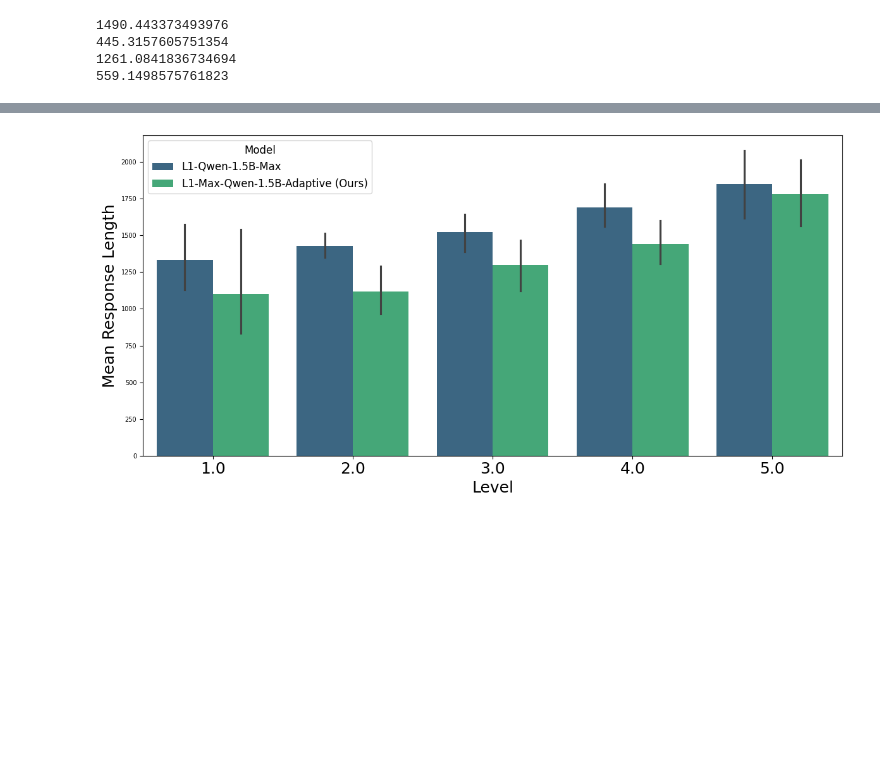
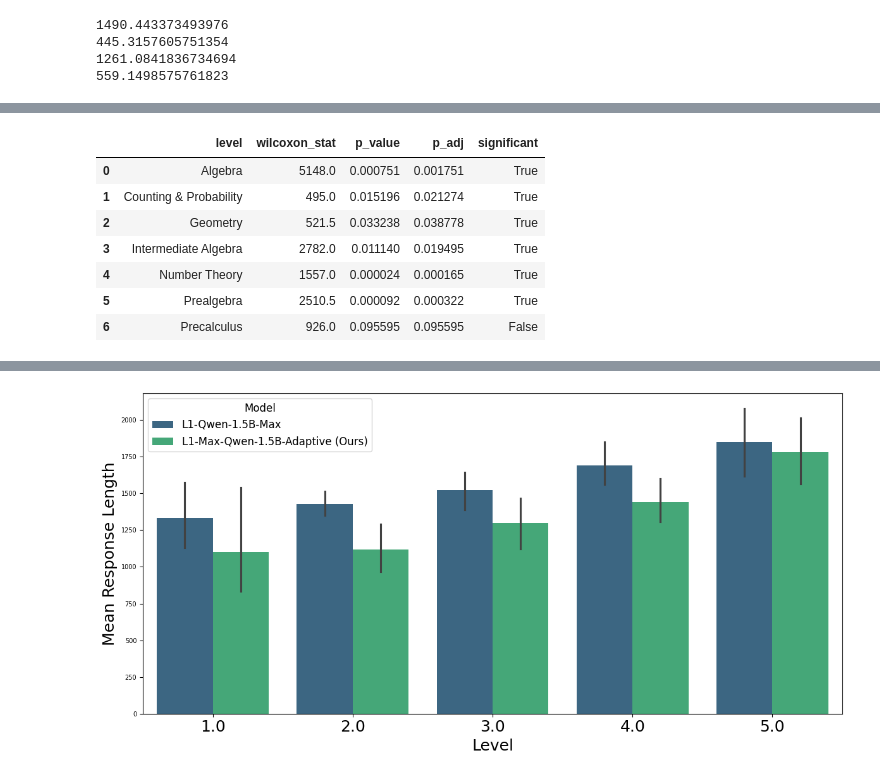
Before and after one commit to cayasryan/AdaptiveMathReasoning, a Jupyter notebook: explore/explore_eval_results.ipynb, the cells around one changed output, grey strips where cells are left out. Drawn from its saved outputs; the diff is of its cells as text; code cells hidden in the pictures; blank space fills up the shorter version.

```diff
--- a/explore/explore_eval_results.ipynb
+++ b/explore/explore_eval_results.ipynb
@@ -881,0 +1057,39 @@ print(df_new[df_new['is_correct'] == True]['token_lengths'].std())
+# %%
+import pandas as pd
+from scipy.stats import wilcoxon
+from statsmodels.stats.multitest import multipletests
+
+# Example: Wilcoxon test per 'level'
+grouped_level = df_for_hypo_test.groupby('type')
+
+results = []
+alpha = 0.05
+
+for level, group in grouped_level:
+    before = group['token_lengths_old']
+    after = group['token_lengths_new']
+
+    # Wilcoxon signed-rank test (testing if old > new, i.e., token lengths reduced)
+    stat, p_val = wilcoxon(before, after, alternative='greater')
+
+    results.append({'level': level, 'wilcoxon_stat': stat, 'p_value': p_val})
+
+results_df = pd.DataFrame(results)
+
+# Apply multiple test correction (Benjamini-Hochberg FDR)
+results_df['p_adj'] = multipletests(results_df['p_value'], method='fdr_bh')[1]
+
+# Add significance flag
+results_df['significant'] = results_df['p_adj'] < alpha
+
+results_df.to_csv('../eval_results/tests/w_lt_wilcoxon_per_type.csv', index=False)
+results_df
+# %% [output]
+|  | level | wilcoxon_stat | p_value | p_adj | significant |
+| 0 | Algebra | 5148.0 | 0.000751 | 0.001751 | True |
+| 1 | Counting & Probability | 495.0 | 0.015196 | 0.021274 | True |
+| 2 | Geometry | 521.5 | 0.033238 | 0.038778 | True |
+| 3 | Intermediate Algebra | 2782.0 | 0.011140 | 0.019495 | True |
+| 4 | Number Theory | 1557.0 | 0.000024 | 0.000165 | True |
+| 5 | Prealgebra | 2510.5 | 0.000092 | 0.000322 | True |
+| 6 | Precalculus | 926.0 | 0.095595 | 0.095595 | False |
```
Also changed, not shown: parts of 17 cells of this notebook.
